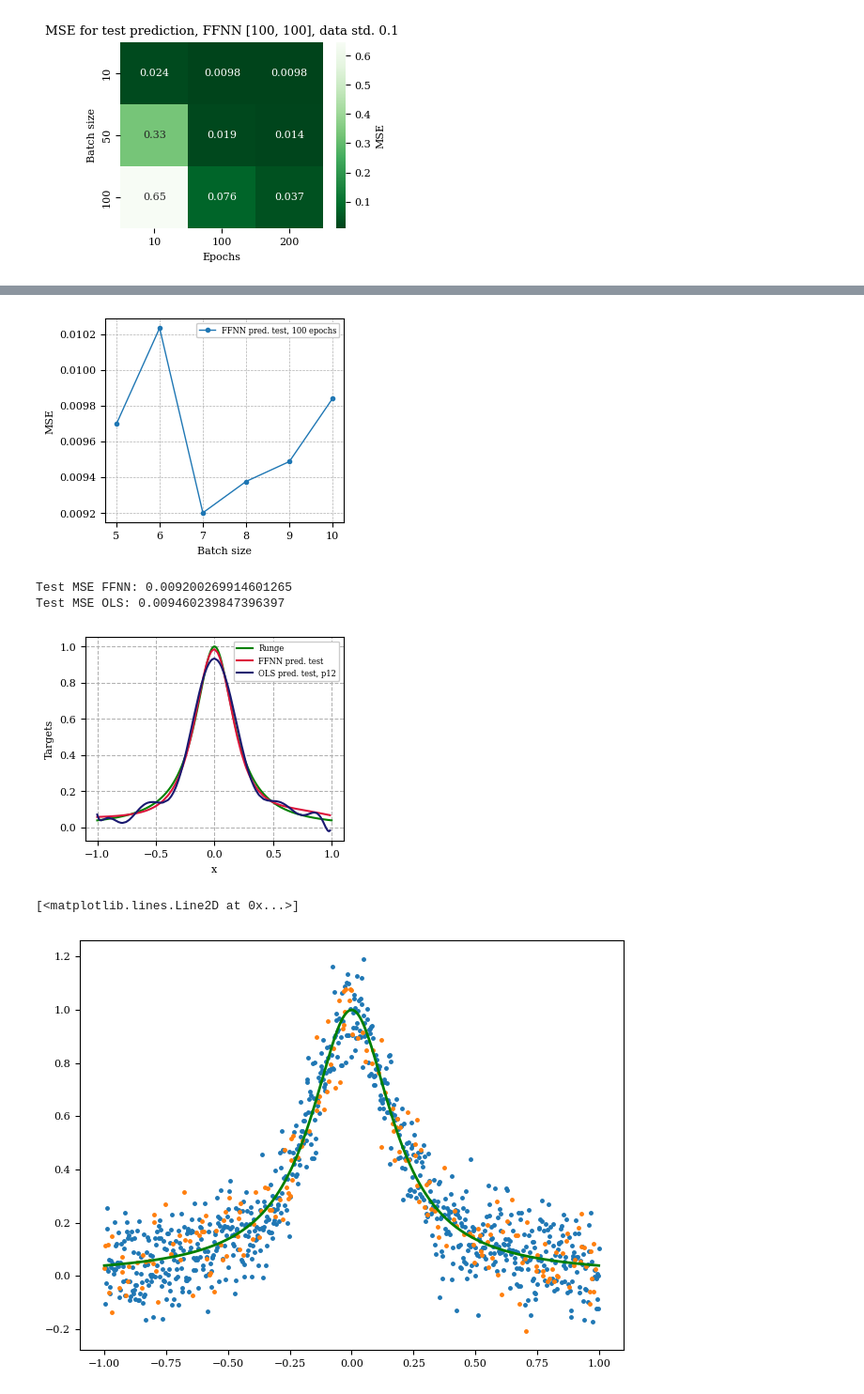
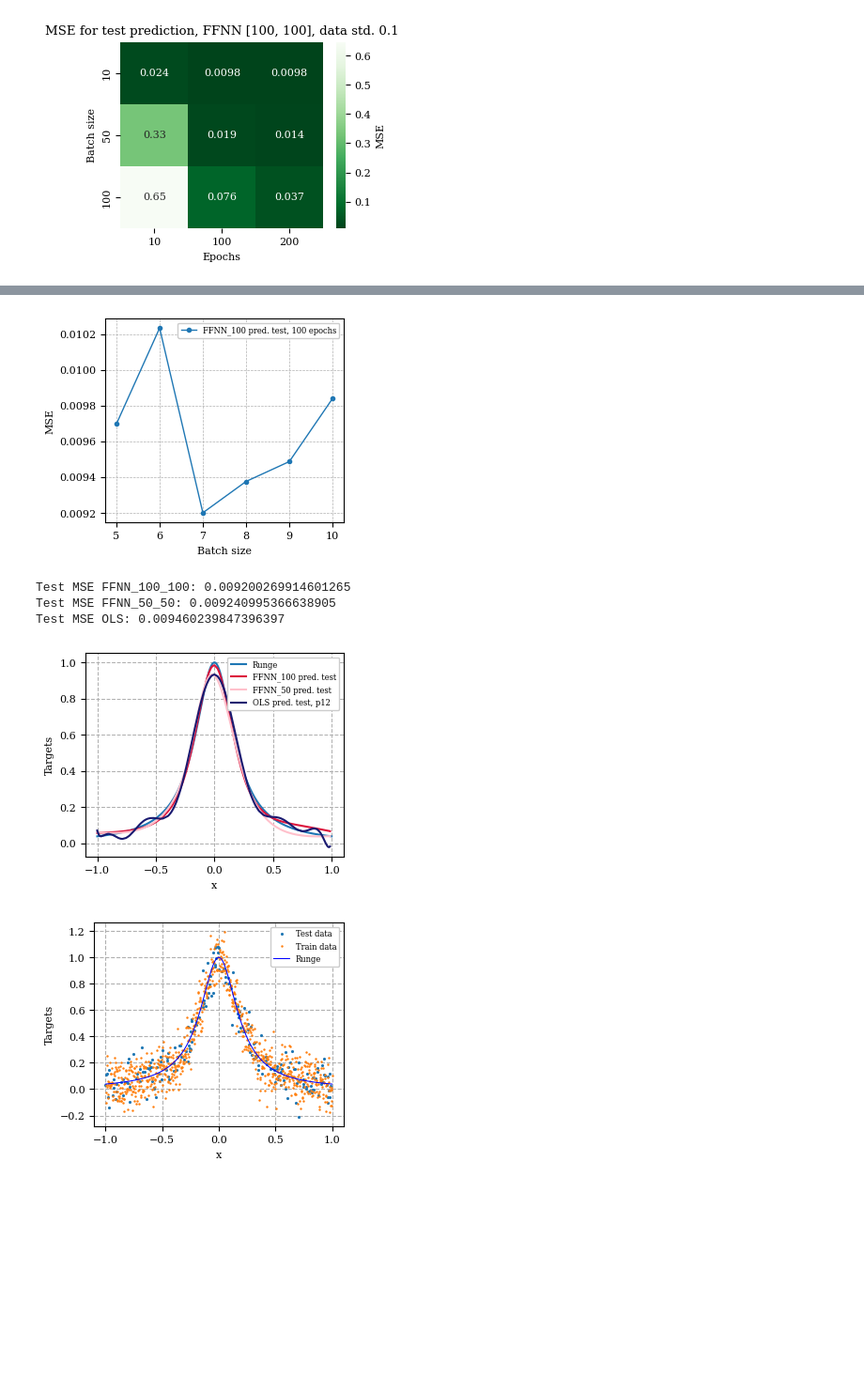
Before and after one commit to johnmagj/FYS-STK4155_Project_2, a Jupyter notebook: Code/A.ipynb, the cells around one changed output, grey strips where cells are left out. Shown at 94% size. Drawn from its saved outputs; the diff is of its cells as text; code cells hidden in the pictures; blank space fills up the shorter version.

```diff
--- a/Code/A.ipynb
+++ b/Code/A.ipynb
@@ -201,7 +192,7 @@ plt.figure(figsize=(86.78*MM_TO_INCH, 70*MM_TO_INCH))
 # # plt.gca().xaxis.set_major_locator(MultipleLocator(base=1, offset=1))   # Configure the markers on the x axis
 plt.grid(True, which="both", linestyle="--", linewidth=0.5)
 
-plt.plot(batch_sizes, MSE_test_matrix, ".-", label="FFNN pred. test, 100 epochs")
+plt.plot(batch_sizes, MSE_test_matrix, ".-", label="FFNN_100 pred. test, 100 epochs")
 plt.xlabel("Batch size")
 plt.ylabel("MSE")
 # plt.title(f"MSE for test prediction, FFNN [100, 100], data std. {std}")
@@ -210,7 +201,7 @@ plt.savefig("plot_MSE_batchsize_FFNN_100_100.pdf", bbox_inches="tight")
 plt.show()
 plt.close()
 # %% [output]
-[figure, old version]
+[figure, new version]
 # %%
 # Setup FFNN
 
@@ -239,7 +252,8 @@ model_OLS = OLS.OLS(gd_method="analytic")
 model_OLS.fit(X_train_s_bias, y_train)
 test_pred_OLS = model_OLS.predict(X_test_s_bias)
 # %%
-test_pred_plot = scaler_y.inverse_transform(test_pred)
+test_pred_100_100_plot = scaler_y.inverse_transform(test_pred_100_100)
+test_pred_50_50_plot = scaler_y.inverse_transform(test_pred_50_50)
 
 XX_train = X_train[:, 0] # The x^1 values
 XX_test = X_test[:, 0] # The x^1 values
@@ -252,13 +266,15 @@ XX_test_sorted = XX_test[sorted_indices_XX_test]
 
 y_train_sorted = y_train[sorted_indices_XX_train]
 y_test_sorted = y_test[sorted_indices_XX_test]
-test_pred_plot_sorted = test_pred_plot[sorted_indices_XX_test]
+test_pred_100_100_plot_sorted = test_pred_100_100_plot[sorted_indices_XX_test]
+test_pred_50_50_plot_sorted = test_pred_50_50_plot[sorted_indices_XX_test]
 test_pred_OLS_sorted = test_pred_OLS[sorted_indices_XX_test]
 
 # test_pred_plot_sorted = test_pred_plot[sorted_indices_XX_test]
 # pred_test_OLS_sorted = pred_test_OLS[sorted_indices_XX_test]
 
-print("Test MSE FFNN:", mean_squared_error(test_pred_plot, y_test))
+print("Test MSE FFNN_100_100:", mean_squared_error(test_pred_100_100_plot, y_test))
+print("Test MSE FFNN_50_50:", mean_squared_error(test_pred_50_50_plot, y_test))
 print("Test MSE OLS:", mean_squared_error(test_pred_OLS, y_test))
 
 matplotlib.rc("text", usetex=False)
@@ -268,10 +284,11 @@ plt.rc("legend", fontsize=6)
 plt.rc("font", family="serif", size=8)
 plt.figure(figsize=(86.78*MM_TO_INCH, 70*MM_TO_INCH))
 
-plt.plot(x, Runge_func(x), "-", label="Runge", linewidth="1.5", color="green")
+plt.plot(x, Runge_func(x), "-", label="Runge", linewidth="1.5")
 # plt.plot(XX_train_sorted, y_train_sorted, ".", markersize="1.0", label=f"Train data {std}")
 # plt.plot(XX_test_sorted, y_test_sorted, ".", markersize="1.0", label=f"Test data {std}")
-plt.plot(XX_test_sorted, test_pred_plot_sorted, "-", linewidth="1.5", label="FFNN pred. test", color="crimson")
+plt.plot(XX_test_sorted, test_pred_100_100_plot_sorted, "-", linewidth="1.5", label="FFNN_100 pred. test", color="crimson")
+plt.plot(XX_test_sorted, test_pred_50_50_plot_sorted, "-", linewidth="1.5", label="FFNN_50 pred. test", color="pink")
 plt.plot(XX_test_sorted, test_pred_OLS_sorted, "-", linewidth="1.5", label=f"OLS pred. test, p{degree}", color="midnightblue")
 plt.xlabel("x")
 plt.ylabel("Targets")
@@ -281,13 +298,28 @@ plt.savefig("plot_MSE_test_FFNN_OLS.pdf", bbox_inches="tight")
 plt.show()
 plt.close()
 # %% [output]
-Test MSE FFNN: 0.009200269914601265
+Test MSE FFNN_100_100: 0.009200269914601265
+Test MSE FFNN_50_50: 0.009240995366638905
 Test MSE OLS: 0.009460239847396397
-[figure, old version]
+[figure, new version]
 # %%
-plt.plot(XX_train_sorted, y_train_sorted, ".", markersize="5.0", label=f"Train data {std}")
-plt.plot(XX_test_sorted, y_test_sorted, ".", markersize="5.0", label=f"Test data {std}")
-plt.plot(x, Runge_func(x), "-", label="Runge", linewidth="2.0", color="green")
+matplotlib.rc("text", usetex=False)
+plt.rc('lines', linewidth=1.0)
+plt.rc("figure", autolayout=True)
+plt.rc("legend", fontsize=6)
+plt.rc("font", family="serif", size=8)
+plt.figure(figsize=(86.78*MM_TO_INCH, 70*MM_TO_INCH))
+
+plt.plot(XX_test_sorted, y_test_sorted, ".", markersize="2.5", label=f"Test data")
+plt.plot(XX_train_sorted, y_train_sorted, ".", markersize="1.5", label=f"Train data")
+plt.plot(x, Runge_func(x), "b-", label="Runge", linewidth="0.75")
+
+plt.xlabel("x")
+plt.ylabel("Targets")
+plt.legend().get_frame().set_alpha(1.0) # Add solid background (non see thru) to legend box
+plt.grid(True, which="both", linestyle="--", linewidth=0.8)
+plt.savefig("plot_Runge_train_test_set.pdf", bbox_inches="tight")
+plt.show()
+plt.close()
 # %% [output]
-[<matplotlib.lines.Line2D at 0x...>]
-[figure, old version]
+[figure, new version]
```
Also changed, not shown: parts of 11 cells of this notebook.
